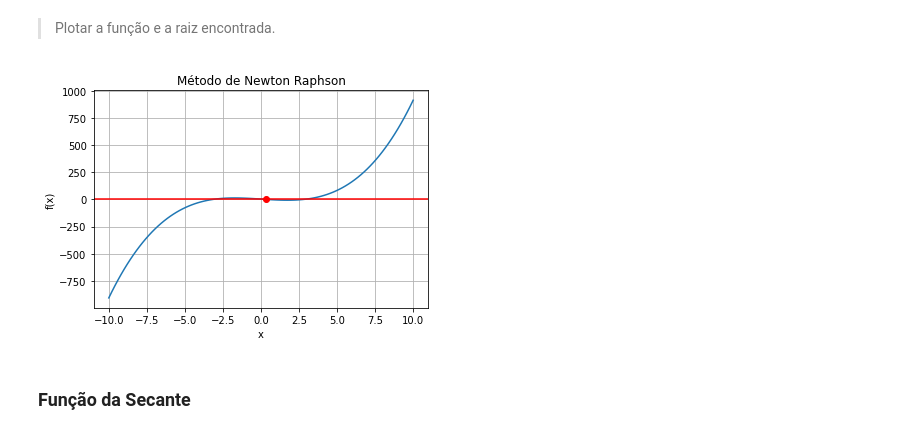
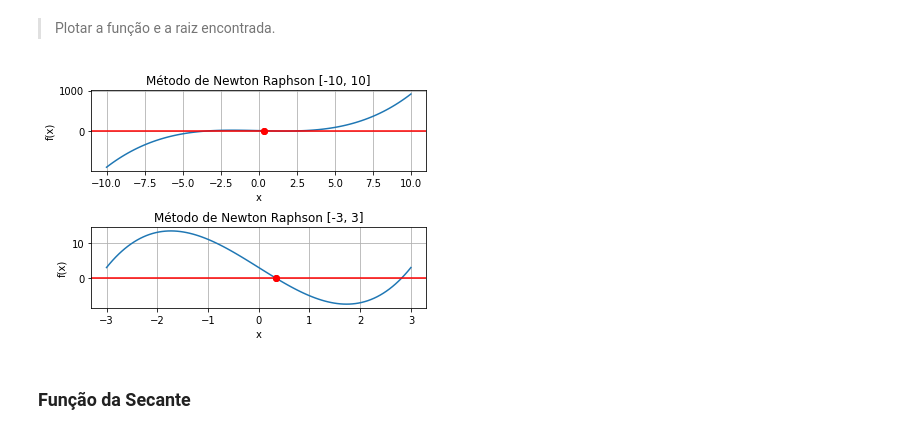
Before and after one commit to juathanduarte/cncomp, a Jupyter notebook: CNCP.ipynb, the cells around one changed output. Cells and saved outputs as stored; diff of their text form; code cells hidden in the pictures.

```diff
--- a/CNCP.ipynb
+++ b/CNCP.ipynb
@@ -109,11 +148,12 @@ x = Symbol('x')
 f = (x**3) - (9*x) + 3
 x0 = 0.75
 precision = 0.01
-# f = (x**5) - (10/9) * (x**3) + (5/21) * x
-
 df = f.diff(x)
 f1 = lambdify(x, df)
 f = lambdify(x, f)
+
+arrayX = []
+arrayY = []
 # %%
 def newtonRaphson(f, x0, precision):
     if(abs(f(x0)) < precision):
@@ -137,17 +180,31 @@ Raiz encontrada: 0.33741514117297
 >Plotar a função e a raiz encontrada.
 # %%
 x = np.linspace(-10, 10, 100)
-y = f(x)
+y = [f(x) for x in x]
+plt.subplot(2, 1, 1)
 plt.plot(x, y, linestyle='-')
-plt.plot(root, f(root), 'ro')
+plt.plot(arrayX, arrayY, 'ro')
 plt.xlabel('x')
 plt.ylabel('f(x)')
 plt.axhline(y=0, color='red')
-plt.title('Método de Newton Raphson')
+plt.title('Método de Newton Raphson [-10, 10]')
 plt.grid()
+
+x = np.linspace(-3, +3, 100)
+y = [f(x) for x in x]
+plt.subplot(2, 1, 2)
+plt.plot(x, y, linestyle='-')
+plt.plot(arrayX, arrayY, 'ro')
+plt.xlabel('x')
+plt.ylabel('f(x)')
+plt.axhline(y=0, color='red')
+plt.title('Método de Newton Raphson [-3, 3]')
+
+plt.grid()
+plt.subplots_adjust(hspace=0.7)
 plt.show()
 # %% [output]
-[figure, old version]
+[figure, new version]
 # %% [markdown]
 ### **Função da Secante**
 # %% [markdown]
```
Also changed, not shown: parts of 10 cells of this notebook.
